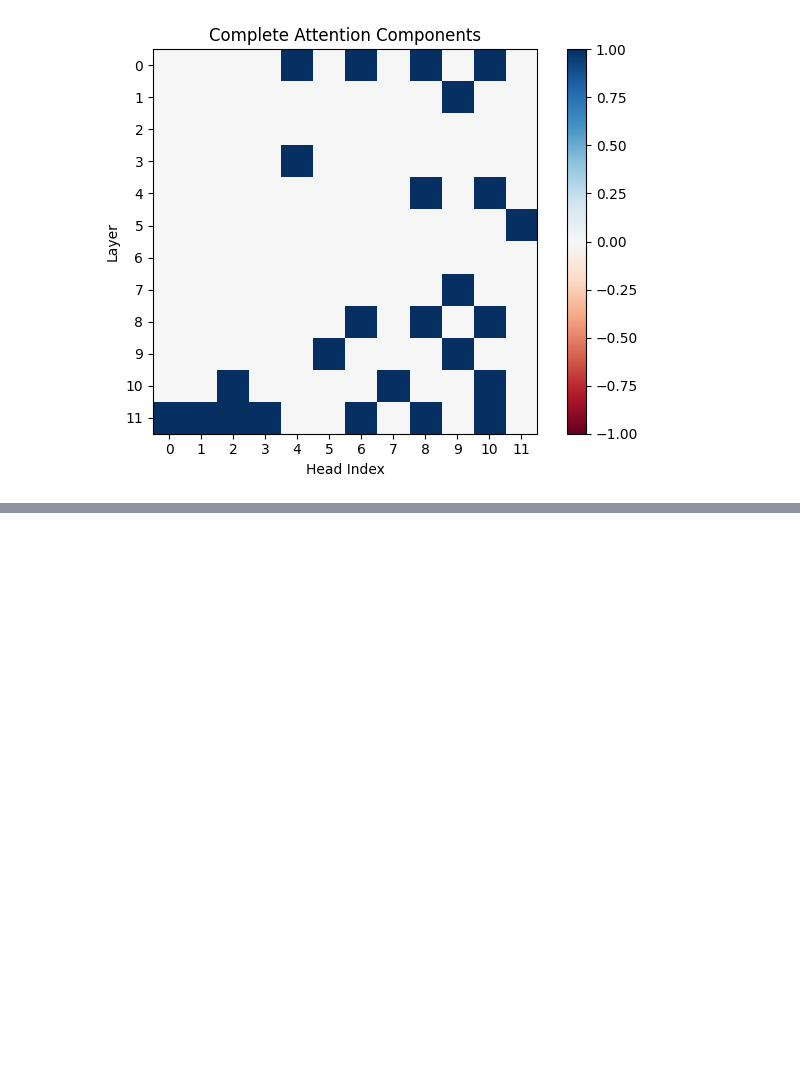
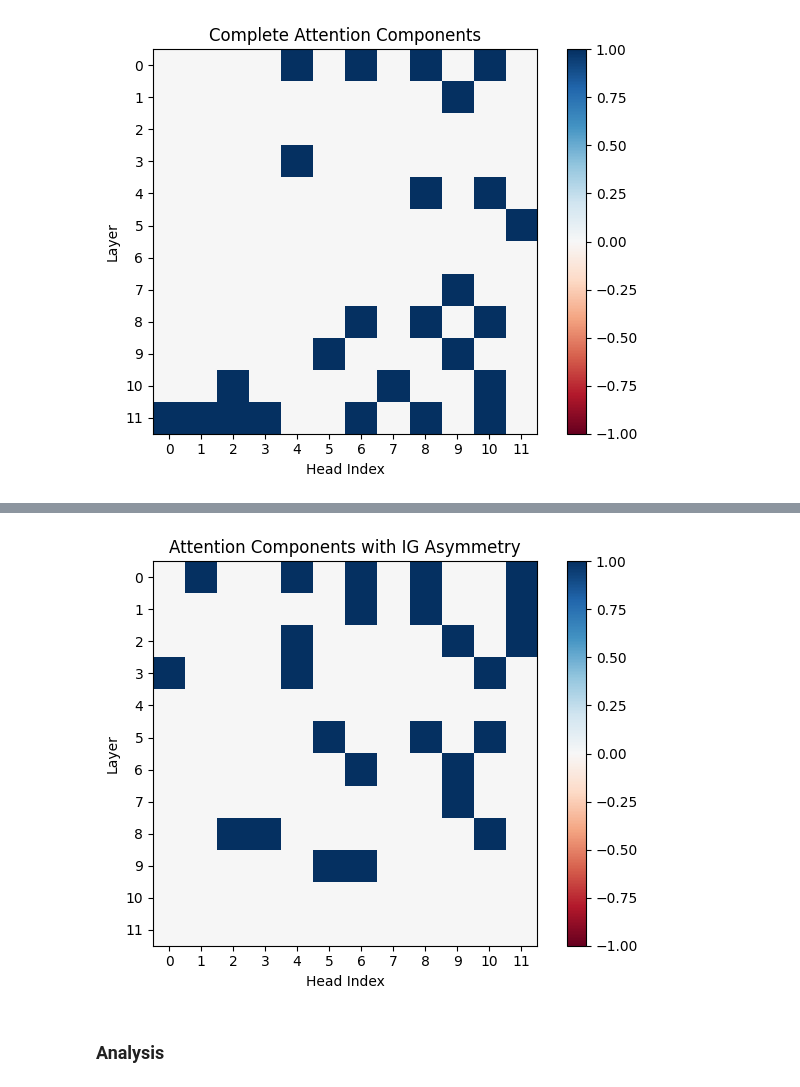
Before and after one commit to mwmlo/gradient_causal_knowledge, a Jupyter notebook: 9 - Latent Symmetry Components.ipynb, the cells around one changed output, grey strips where cells are left out. Cells and saved outputs as stored; diff of their text form; code cells hidden in the pictures; blank space fills up the shorter version.

```diff
--- a/9 - Latent Symmetry Components.ipynb
+++ b/9 - Latent Symmetry Components.ipynb
@@ -89,0 +116,10 @@ plot_attn(complete_attn[0].int(), model, title="Complete Attention Components")
+# %%
+# Components with high IG asymmetry
+ig_disagree_attn = highlight_components(ig_attn_asymmetry, 0.8)[0]
+ig_disagree_mlp = highlight_components(ig_mlp_asymmetry, 0.8)[0]
+
+plot_attn(ig_disagree_attn[0].int(), model, title="Attention Components with IG Asymmetry")
+# %% [output]
+[figure, added]
+# %% [markdown]
+### Analysis
```
Also changed, not shown: parts of 12 cells of this notebook.
